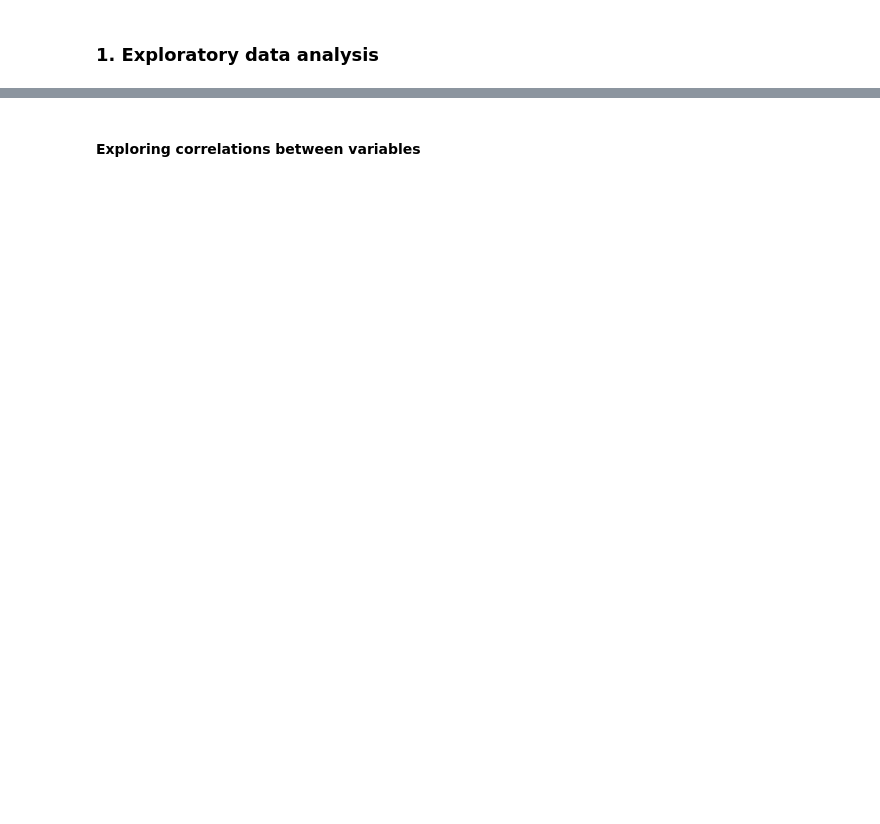
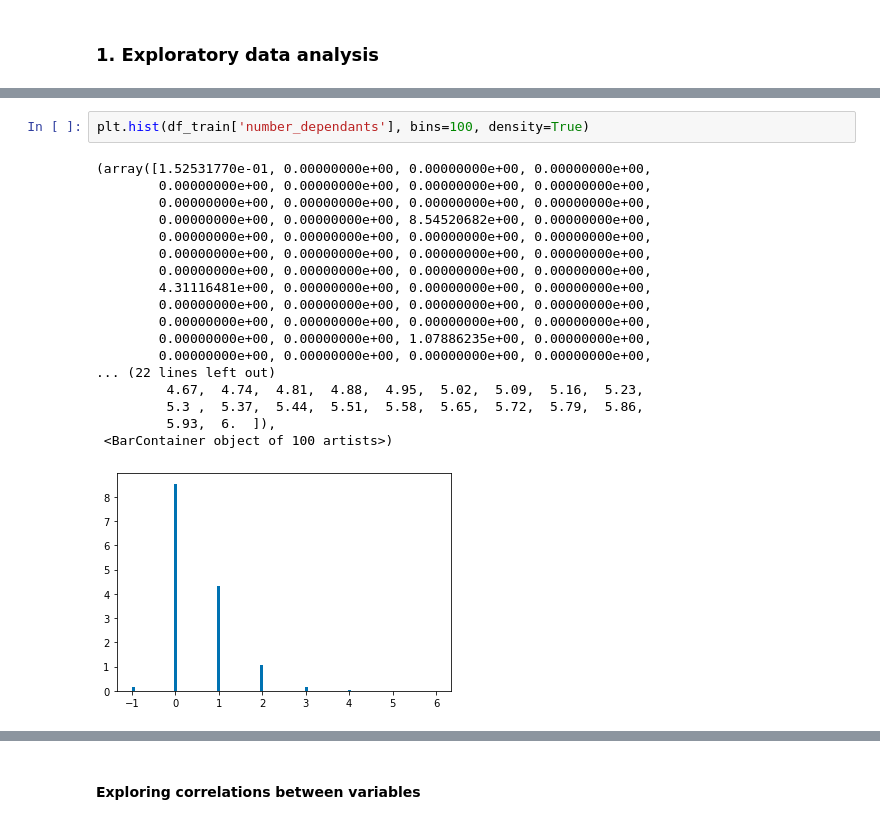
Before and after one commit to kevinmiguel97/Credit-default-model, a Jupyter notebook: Credit_default_model.ipynb, the cells around one changed output, grey strips where cells are left out. Drawn from its saved outputs; the diff is of its cells as text; blank space fills up the shorter version.

```diff
--- a/Credit_default_model.ipynb
+++ b/Credit_default_model.ipynb
@@ -39,0 +104,21 @@ df_train.head()
+# %%
+plt.hist(df_train['number_dependants'], bins=100, density=True)
+# %% [output]
+(array([1.52531770e-01, 0.00000000e+00, 0.00000000e+00, 0.00000000e+00,
+        0.00000000e+00, 0.00000000e+00, 0.00000000e+00, 0.00000000e+00,
+        0.00000000e+00, 0.00000000e+00, 0.00000000e+00, 0.00000000e+00,
+        0.00000000e+00, 0.00000000e+00, 8.54520682e+00, 0.00000000e+00,
+        0.00000000e+00, 0.00000000e+00, 0.00000000e+00, 0.00000000e+00,
+        0.00000000e+00, 0.00000000e+00, 0.00000000e+00, 0.00000000e+00,
+        0.00000000e+00, 0.00000000e+00, 0.00000000e+00, 0.00000000e+00,
+        4.31116481e+00, 0.00000000e+00, 0.00000000e+00, 0.00000000e+00,
+        0.00000000e+00, 0.00000000e+00, 0.00000000e+00, 0.00000000e+00,
+        0.00000000e+00, 0.00000000e+00, 0.00000000e+00, 0.00000000e+00,
+        0.00000000e+00, 0.00000000e+00, 1.07886235e+00, 0.00000000e+00,
+        0.00000000e+00, 0.00000000e+00, 0.00000000e+00, 0.00000000e+00,
+... (22 lines left out)
+         4.67,  4.74,  4.81,  4.88,  4.95,  5.02,  5.09,  5.16,  5.23,
+         5.3 ,  5.37,  5.44,  5.51,  5.58,  5.65,  5.72,  5.79,  5.86,
+         5.93,  6.  ]),
+ <BarContainer object of 100 artists>)
+[figure, added]
```
Also changed, not shown: parts of 12 cells of this notebook.
